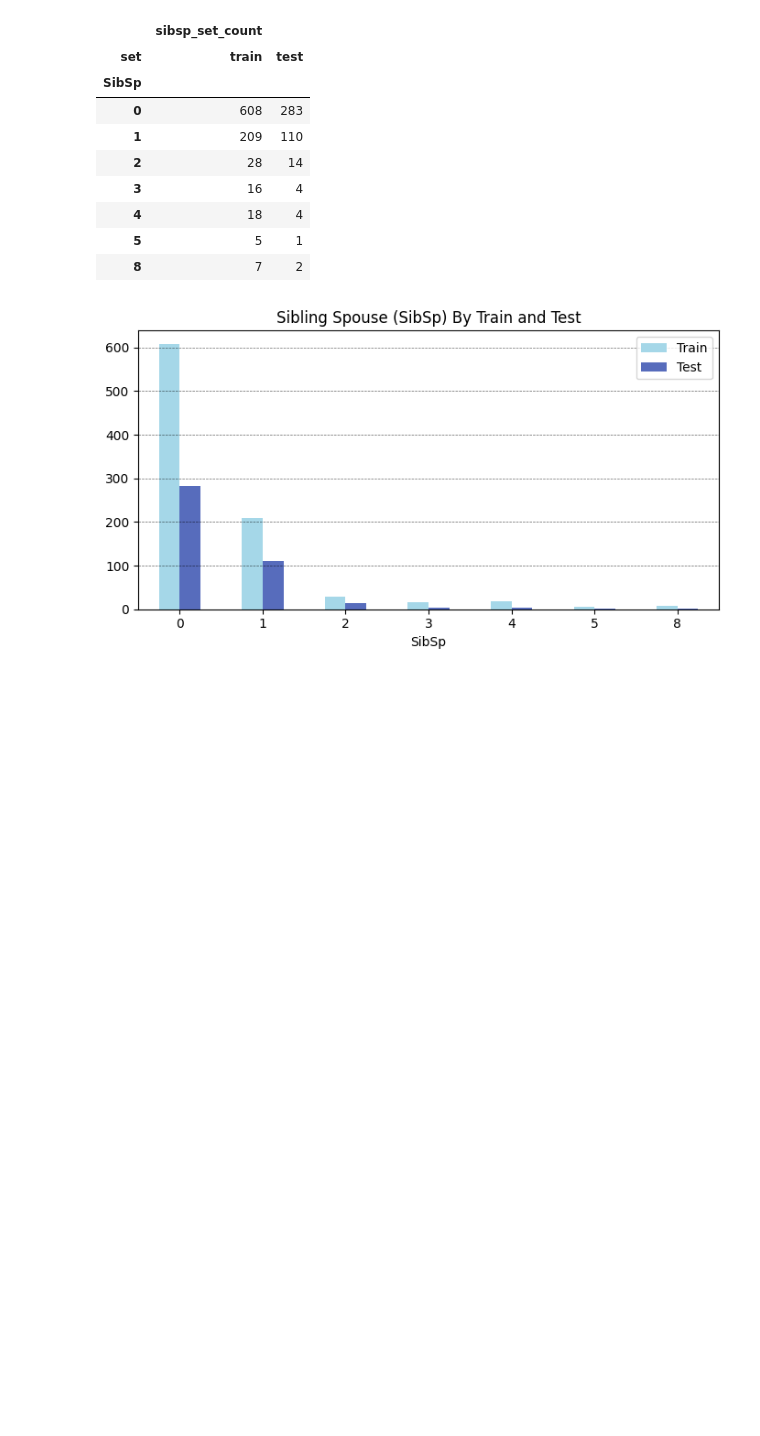
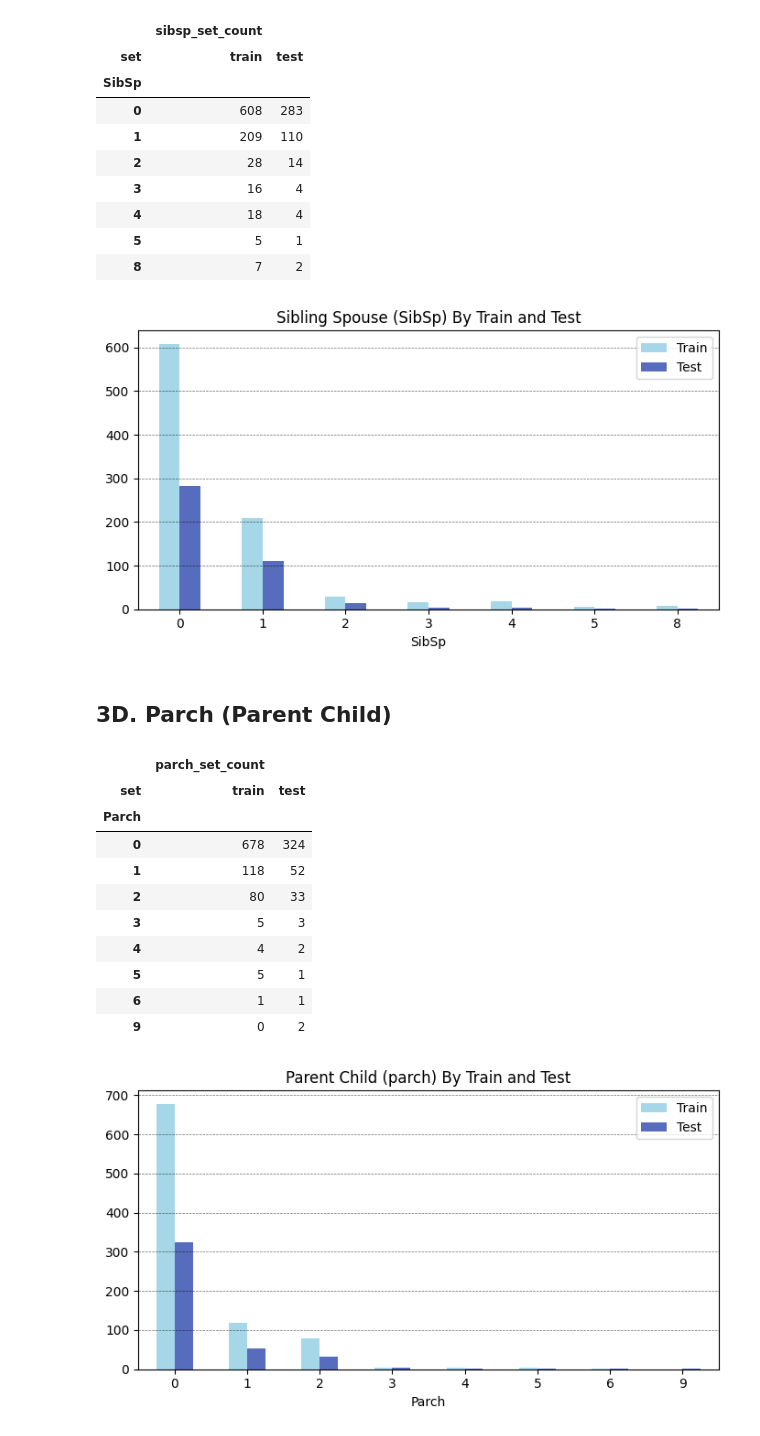
Before and after one commit to powernusa/titanic-eda, a Jupyter notebook: titanic_eda.ipynb, the cells around one changed output. Cells and saved outputs as stored; diff of their text form; code cells hidden in the pictures; blank space fills up the shorter version.

Commit message:
feat: 3D.Parch by train and test

```diff
--- a/titanic_eda.ipynb
+++ b/titanic_eda.ipynb
@@ -221,3 +221,49 @@ plt.show()
 | 5 | 5 | 1 |
 | 8 | 7 | 2 |
 [figure]
+# %% [markdown]
+## 3D. Parch (Parent Child)
+# %%
+df_parch_set = all_df[["Parch","set"]]
+#display(df_parch_set.sample(5))
+#print("======================================== \n")
+
+df_groupby = (
+    df_parch_set.groupby(["Parch","set"])
+        .agg(parch_set_count=("Parch","count"))
+        .reset_index()
+)
+#display(df_groupby)
+#print("======================================== \n")
+
+df_pivot = (
+    df_groupby.pivot(
+        index="Parch",
+        columns=["set"],
+        values=["parch_set_count"]
+    )
+    .fillna(0)
+    .astype("int")
+)
+df_pivot = df_pivot.reindex(
+    columns=[("parch_set_count","train"),
+             ("parch_set_count","test")]
+)
+display(df_pivot)
+title = "Parent Child (parch) By Train and Test"
+labels = ["Train","Test"]
+plt,_,_ = plot_pivot_bar(df_pivot,title=title,legend_labels=labels)
+plt.show()
+# %% [output]
+|  | parch_set_count |  |
+| set | train | test |
+| Parch |  |  |
+| 0 | 678 | 324 |
+| 1 | 118 | 52 |
+| 2 | 80 | 33 |
+| 3 | 5 | 3 |
+| 4 | 4 | 2 |
+| 5 | 5 | 1 |
+| 6 | 1 | 1 |
+| 9 | 0 | 2 |
+[figure, added]
```
Also changed, not shown: parts of 1 cell of this notebook.
